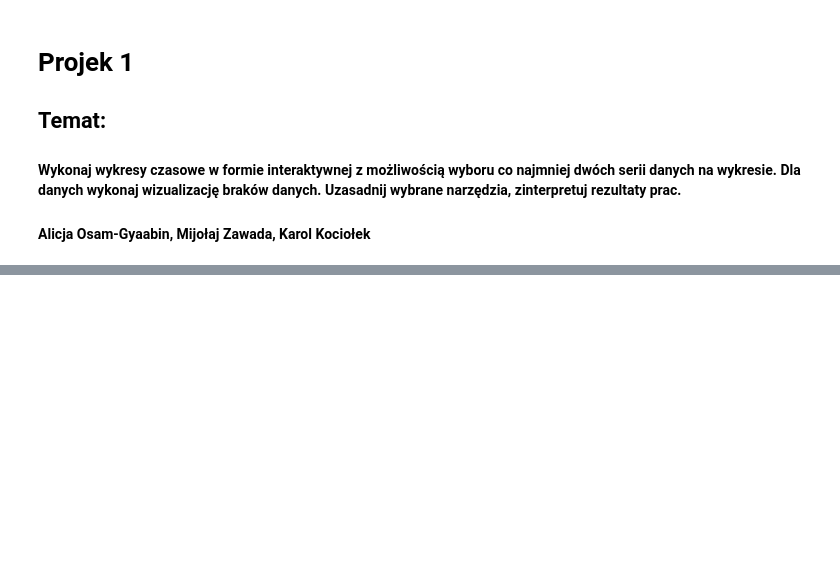
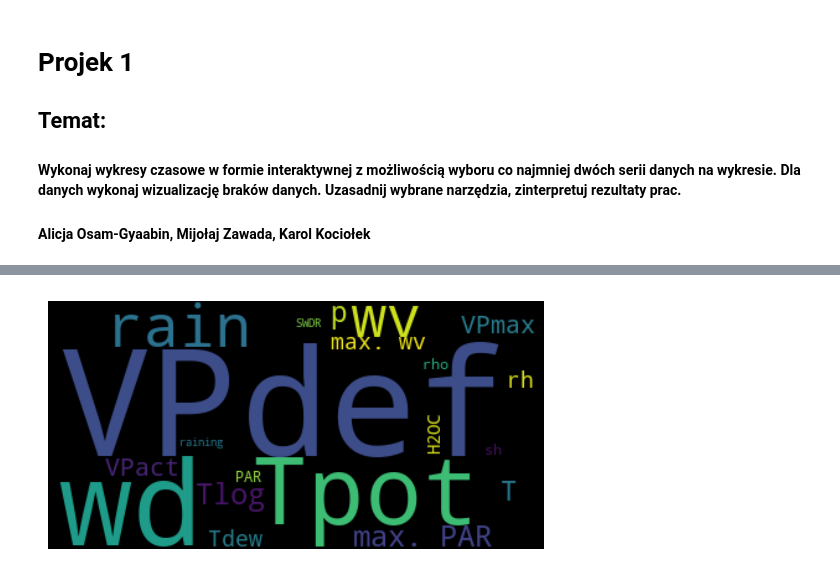
Before and after one commit to klkociolek/wizu, a Jupyter notebook: Projekt1.ipynb, the cells around one changed output, grey strips where cells are left out. Saved outputs shown, nothing was run; the diff lists cells and outputs as text; code cells hidden in the pictures; blank space fills up the shorter version.

```diff
--- a/Projekt1.ipynb
+++ b/Projekt1.ipynb
@@ -120,3 +120,13 @@ df3 = df2.style.highlight_null(props="background-color: yellow;")
 
 with pd.ExcelWriter('nuls.xlsx', engine='openpyxl') as writer:
     df3.to_excel(writer, index=False, sheet_name='Sheet1')
+# %%
+from wordcloud import WordCloud
+f_dict = ( df2.isna().sum()/len(df2)).to_dict()
+wc = WordCloud()
+wc.generate_from_frequencies(f_dict)
+plt.imshow(wc, interpolation="bilinear")
+plt.axis("off")
+plt.show()
+# %% [output]
+[figure, added]
```
Also changed, not shown: parts of 4 cells of this notebook, 3 other files.
